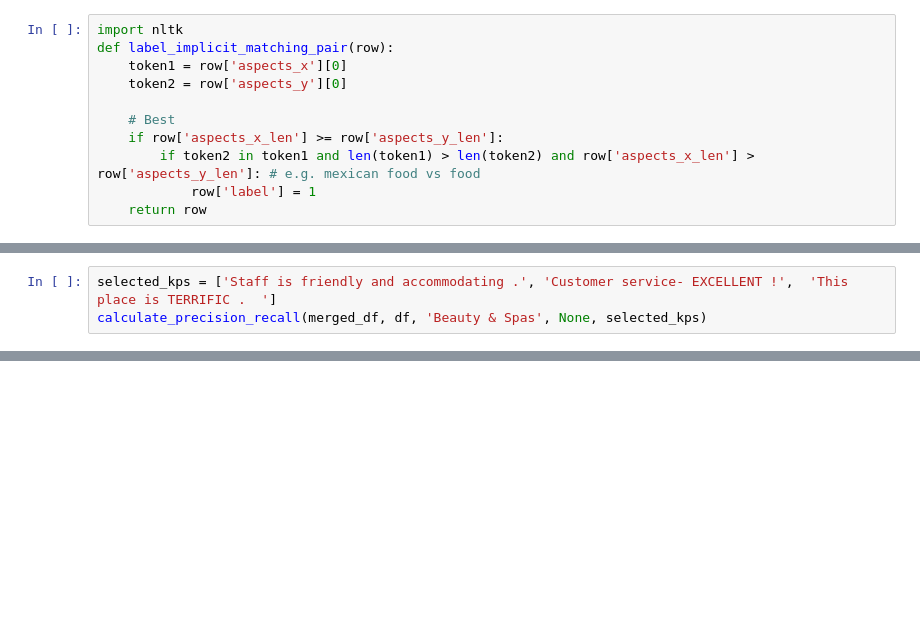
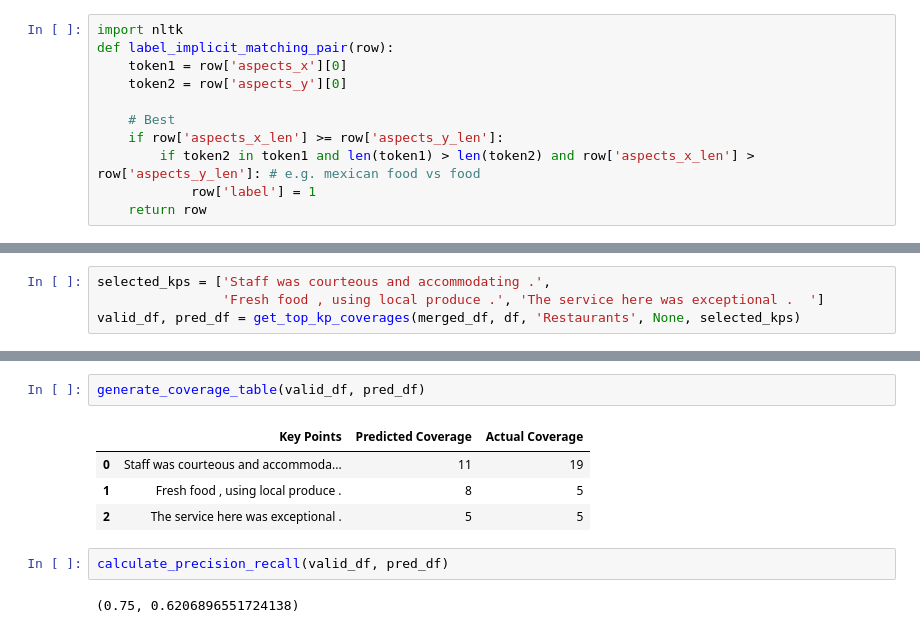
Before and after one commit to antangrocket1312/ASKPA, a Jupyter notebook: code/ASKPA¬c_evaluation.ipynb, the cells around one changed output, grey strips where cells are left out. Saved outputs shown, nothing was run; the diff lists cells and outputs as text; blank space fills up the shorter version.

```diff
--- a/code/ASKPA¬c_evaluation.ipynb
+++ b/code/ASKPA¬c_evaluation.ipynb
@@ -1282,3 +283,0 @@ Name: key_point, dtype: int64
-# %%
-selected_kps = ['Staff is friendly and accommodating .', 'Customer service- EXCELLENT !',  'This place is TERRIFIC .  ']
-calculate_precision_recall(merged_df, df, 'Beauty & Spas', None, selected_kps)
@@ -1396,0 +479,4 @@ Name: key_point, dtype: int64
+# %%
+selected_kps = ['Staff was courteous and accommodating .',
+                'Fresh food , using local produce .', 'The service here was exceptional .  ']
+valid_df, pred_df = get_top_kp_coverages(merged_df, df, 'Restaurants', None, selected_kps)
@@ -1396,0 +501,11 @@ Name: key_point, dtype: int64
+# %%
+generate_coverage_table(valid_df, pred_df)
+# %% [output]
+|  | Key Points | Predicted Coverage | Actual Coverage |
+| 0 | Staff was courteous and accommoda... | 11 | 19 |
+| 1 | Fresh food , using local produce . | 8 | 5 |
+| 2 | The service here was exceptional . | 5 | 5 |
+# %%
+calculate_precision_recall(valid_df, pred_df)
+# %% [output]
+(0.75, 0.6206896551724138)
```
Also changed, not shown: parts of 167 cells of this notebook, 5 other files.
